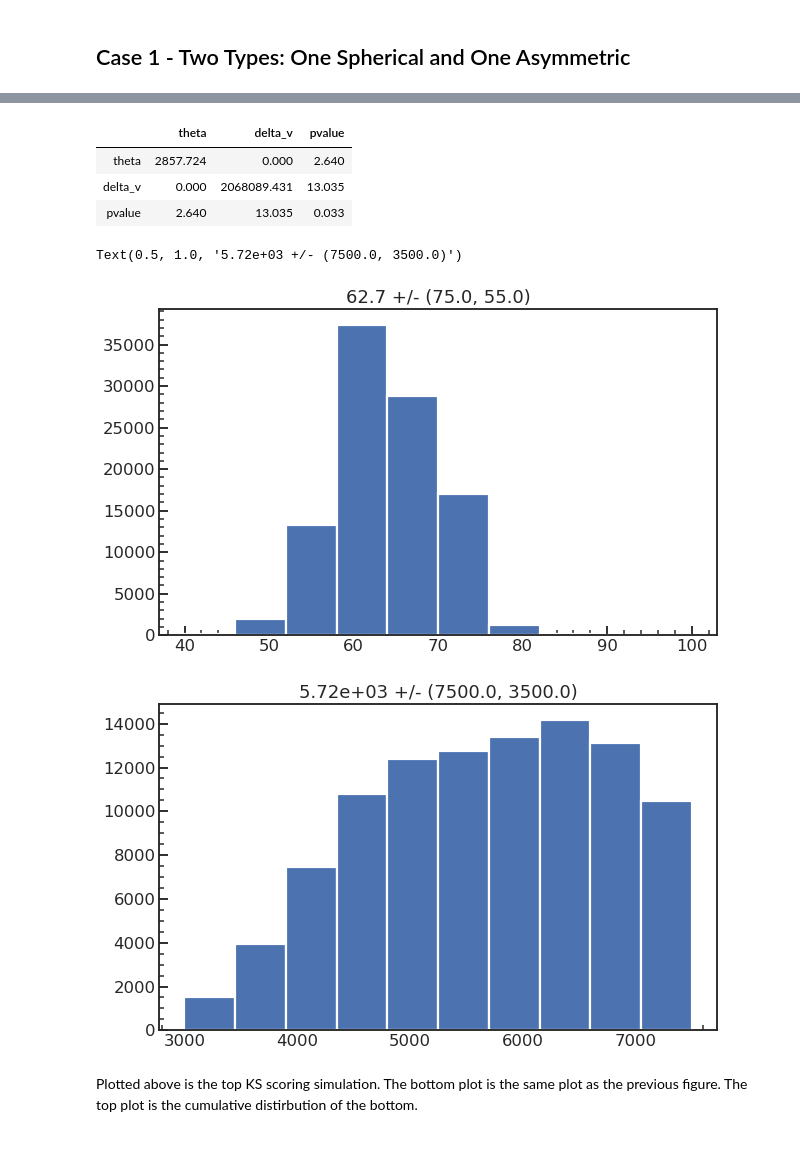
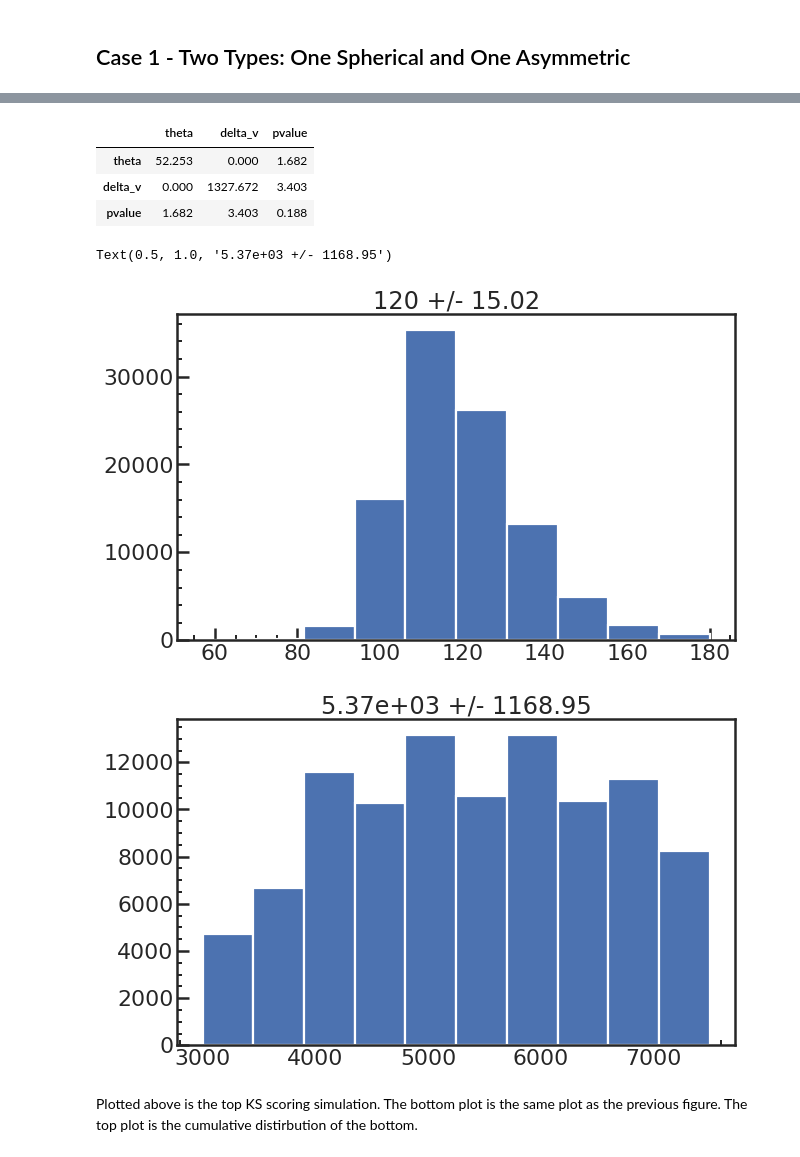
Before and after one commit to ketozhang/ejecta-velocities-of-type-Ia-supernovae, a Jupyter notebook: report.ipynb, the cells around one changed output, grey strips where cells are left out. Cells and saved outputs as stored; diff of their text form; code cells hidden in the pictures.

```diff
--- a/report.ipynb
+++ b/report.ipynb
@@ -8,7 +10,7 @@ import matplotlib as mpl
 import matplotlib.pyplot as plt
 import seaborn as sns  # >= 0.9
 # %%
-sns.set(style='ticks', context='talk', color_codes=True, rc={
+sns.set(style='ticks', context='poster', color_codes=True, rc={
     'figure.figsize': [10, 6],
     'legend.fontsize': 18,
     'lines.linewidth' : 5,
@@ -534,7 +655,7 @@ for i in range(nrows*ncols):
 
 
     # Data
-    l1 = ax.hist(sn_data['v_siII'], bins, density=True, alpha=0.5, label='Data')
+    l1 = ax.hist(data['v_siII'], bins, density=True, alpha=0.5, label='Data')
 
     # LV Component
 
@@ -593,29 +714,31 @@ fig, axs = plt.subplots(nrows, ncols, figsize=(8*ncols, 5*nrows), sharex=True, s
 fig.add_subplot(111, frameon=False)
 plt.tick_params(labelcolor='none', which='both', top=False, bottom=False, left=False, right=False)
 plt.grid(False)
-plt.xlabel('Si II Velocity (km/s)', labelpad=10)
-plt.ylabel("Decimal Proportion of Data", labelpad=20)
+plt.xlabel('Si II $\lambda$6355 velocities (km/s)', labelpad=10)
+plt.ylabel("Proportion of SNe (%)", labelpad=20)
 
 for i in range(nrows*ncols):
     ax = axs[i//ncols, i%ncols]
     xrange = np.linspace(bins.min(), bins.max(), 200)
     param=params[i]
 
-    ax.hist(sn_data['v_siII'], density=True, bins=30, histtype='step', cumulative=True, label='Data')
-    ax.hist(v_sim[i], density=True, bins=30, color='r', histtype='step', cumulative=True, label='Simulation');
-#     ax.plot(np.sort(v_sim[i]), np.arange(len(v_sim[i]))/len(v_sim[i]),
-#             label='Simulation', linewidth=4)
-#     ax.plot(np.sort(sn_data['v_siII']), np.arange(len(sn_data))/len(sn_data),
-#             label='Data', linestyle='dashed', linewidth=4)
+#     ax.hist(data['v_siII'], density=True, bins=30, histtype='step', cumulative=True, label='Data')
+#     ax.hist(v_sim[i], density=True, bins=30, color='r', histtype='step', cumulative=True, label='Simulation')
+    ax.plot(np.sort(v_sim[i]), np.arange(1, len(v_sim[i])+1)/len(v_sim[i])*100,
+            linewidth=4, label='Simulation')
+    ax.plot(np.sort(data['v_siII']), np.arange(1, len(data)+1)/len(data)*100,
+            color='r', linestyle='dotted', linewidth=4, label='Data')
 
     # Plot config
-    ax.set_title(f"$\\theta_c$={param['theta']} $\Delta v$={param['delta_v']} KS={ks[i]:.1e} p={pvalue[i]:.2f}", loc="left", fontsize=16)
+    ax.text(x=0.05, y=0.7,
+        s=f"$\\theta_c$={param['theta']}\n$\Delta v$={param['delta_v']}\nKS={ks[i]:.1e}\np={pvalue[i]:.2f}",
+        horizontalalignment="left", fontsize=16, transform=ax.transAxes)
 #     ax.set_xticks(np.arange(7000, 20000, 2000), minor=True)
 
 #     yticks = np.arange(0, 101, 25) / 100
 #     ax.set_yticks(yticks)
 
-plt.legend(*axs[0][0].get_legend_handles_labels(), loc=(0.87, 1), frameon=False, fontsize=14)
-plt.tight_layout(pad=1)
+plt.legend(*axs[0][0].get_legend_handles_labels(), loc=(0.72, 1), frameon=False, ncol=2, fontsize=16)
+plt.tight_layout()
 plt.savefig('results/grid_search_cumulative_results_v2.eps', format='eps', dpi=800)
 # %% [output]
@@ -624,7 +747,7 @@ plt.savefig('results/grid_search_cumulative_results_v2.eps', format='eps', dpi=8
 with open('results/all_scores_v2.pkl', 'rb') as f:
     all_scores = pkl.load(f)
 
-param = all_scores.pop('params')
+params = all_scores.pop('params')
 df = pd.DataFrame(all_scores)
 df['theta'] = [param['theta'] for param in params]
 df['delta_v'] = [param['delta_v'] for param in params]
@@ -664,35 +787,36 @@ sns.kdeplot(df[['theta', 'delta_v', 'pvalue']], cbar=True, shade=True, n_levels=
 # %%
 pd.set_option('display.float_format', lambda x: f'{x:.3f}')
-df[['theta', 'delta_v', 'pvalue']].cov()
-# %% [output]
-|  | theta | delta_v | pvalue |
-| theta | 2857.724 | 0.000 | 2.640 |
-| delta_v | 0.000 | 2068089.431 | 13.035 |
-| pvalue | 2.640 | 13.035 | 0.033 |
+# %%
+np.sqrt(df[['theta', 'delta_v', 'pvalue']].cov())
+# %% [output]
+|  | theta | delta_v | pvalue |
+| theta | 52.253 | 0.000 | 1.682 |
+| delta_v | 0.000 | 1327.672 | 3.403 |
+| pvalue | 1.682 | 3.403 | 0.188 |
 # %%
 def sampling(rep, *kwargs):
     def simulate(sample_size=10000):
         return np.random.choice(np.arange(df.shape[0]), p=df['pvalue']/df['pvalue'].sum(), size=sample_size)
 
     results = []
     for i in range(rep):
         sample = simulate(*kwargs)
         results = np.append(results, sample)
 
     return results
 
 _ = sampling(10)
 _y = df['theta'][_]
 plt.hist(_y)
-plt.title(f"{np.mean(_y):.3g} +/- {(np.quantile(_y, 0.975), np.quantile(_y, 0.025))}")
+plt.title(f"{np.mean(_y):.3g} +/- {np.std(_y):.2f}")
 plt.figure()
 _y = df['delta_v'][_]
 plt.hist(_y)
-plt.title(f"{np.mean(_y):.3g} +/- {(np.quantile(_y, 0.975), np.quantile(_y, 0.025))}")
+plt.title(f"{np.mean(_y):.3g} +/- {np.std(_y):.2f}")
 # %% [output]
-Text(0.5, 1.0, '5.72e+03 +/- (7500.0, 3500.0)')
+Text(0.5, 1.0, '5.37e+03 +/- 1168.95')
-[figure, old version]
+[figure, new version]
-[figure, old version]
+[figure, new version]
 # %% [markdown]
 Plotted above is the top KS scoring simulation. The bottom plot is the same plot as the previous figure. The top plot is the cumulative distirbution of the bottom.
 # %% [markdown]
```
Also changed, not shown: parts of 46 cells of this notebook, 12 other files.
